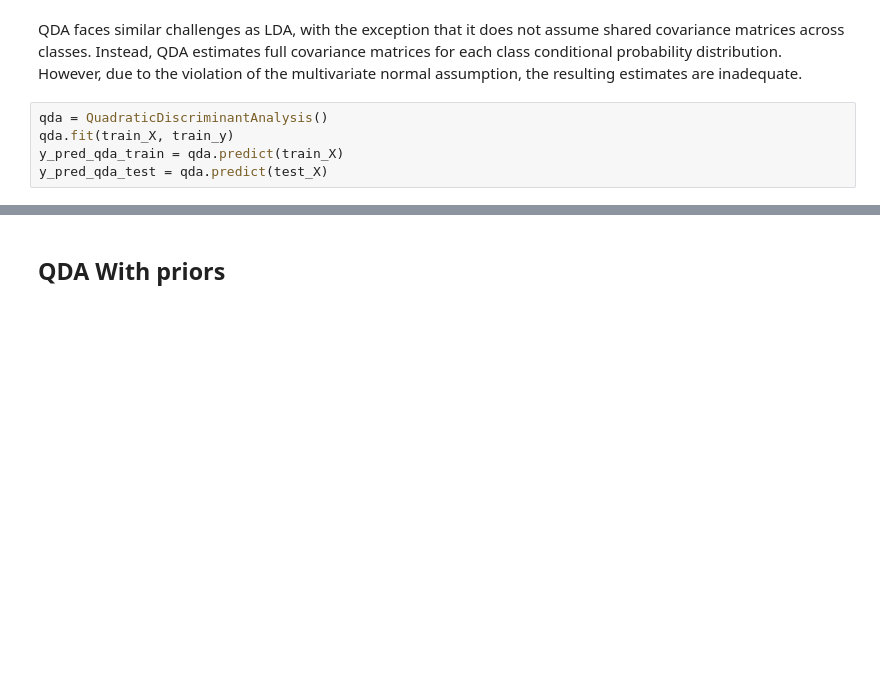
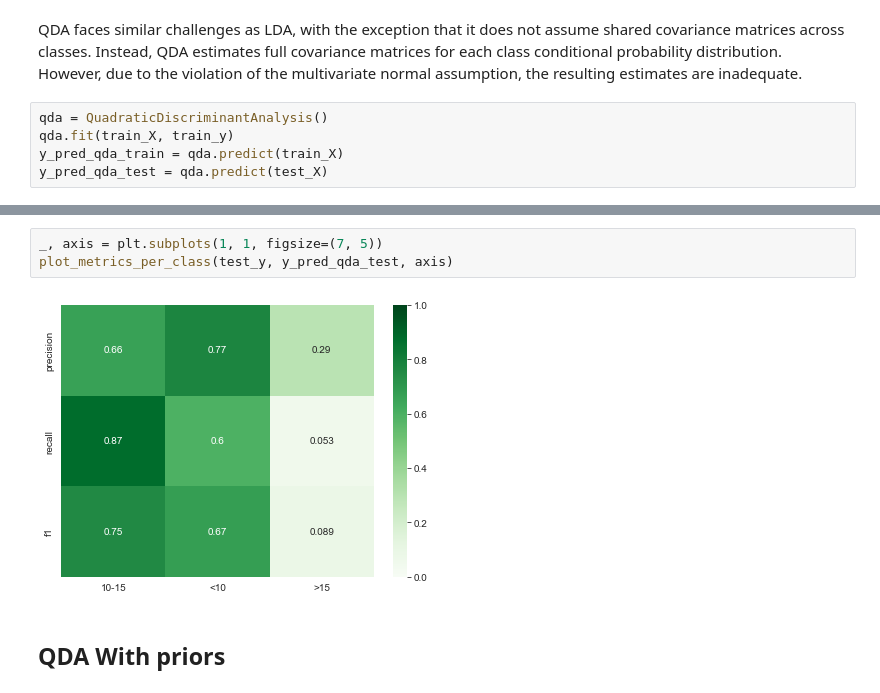
Before and after one commit to kiril-b/Machine-Learning-Labs, a Jupyter notebook: generative_classifiers_Lab1.ipynb, the cells around one changed output, grey strips where cells are left out. Drawn from its saved outputs; the diff is of its cells as text; blank space fills up the shorter version.

```diff
--- a/generative_classifiers_Lab1.ipynb
+++ b/generative_classifiers_Lab1.ipynb
@@ -215,3 +287,8 @@ print_results(train_y, test_y, y_pred_qda_train, y_pred_qda_test, qda)
+# %%
+_, axis = plt.subplots(1, 1, figsize=(7, 5))
+plot_metrics_per_class(test_y, y_pred_qda_test, axis)
+# %% [output]
+[figure, added]
 # %% [markdown]
 ## QDA With priors
 # %%
```
Also changed, not shown: parts of 21 cells of this notebook.
